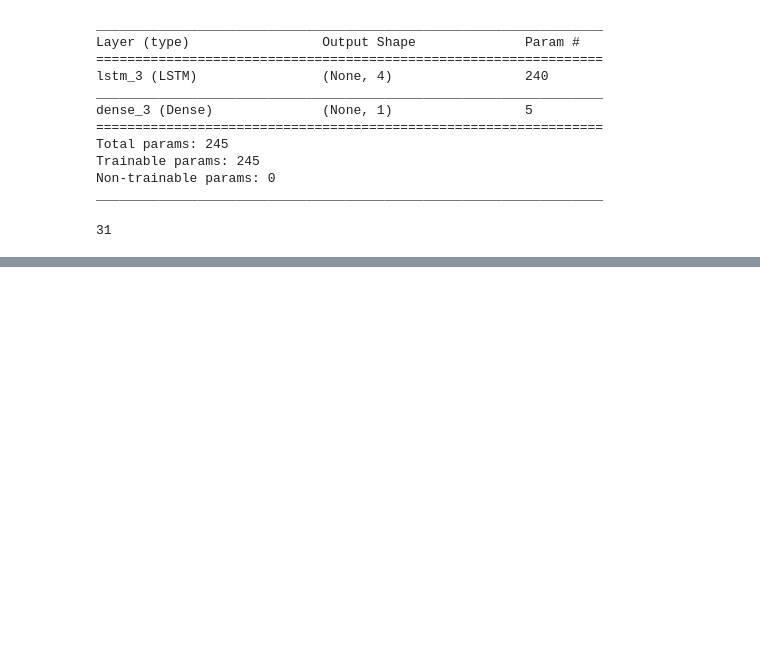
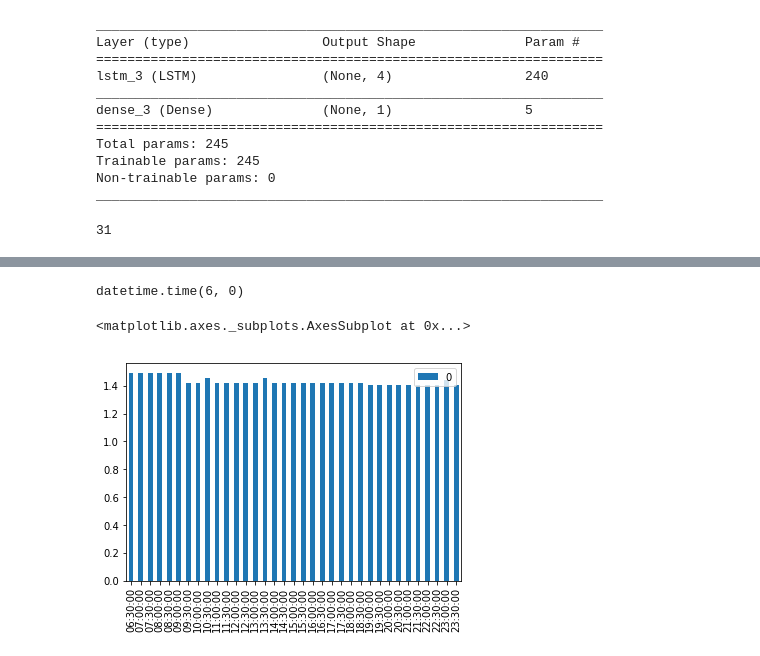
Before and after one commit to grevtsovkirill/GasAnalysis, a Jupyter notebook: sandbox.ipynb, the cells around one changed output, grey strips where cells are left out. Cells and saved outputs as stored; diff of their text form; code cells hidden in the pictures; blank space fills up the shorter version.

```diff
--- a/sandbox.ipynb
+++ b/sandbox.ipynb
@@ -633,0 +792,2 @@ lastday
+# %%
+day_array=create_hourly_array(df_new)
@@ -633,0 +820,2 @@ lastday
+# %%
+time_df = pd.DataFrame(columns=time_split_array)
@@ -633,0 +852,2 @@ lastday
+# %%
+time_df=time_df.append(pd.Series(day_array,index=time_split_array),ignore_index=True )
@@ -633,0 +860,11 @@ lastday
+# %%
+time_df.columns[0]
+# %% [output]
+datetime.time(6, 0)
+# %%
+time_df1=time_df.drop([time_df.columns[0]], axis=1)
+# %%
+time_df1.T.plot(kind='bar')
+# %% [output]
+<matplotlib.axes._subplots.AxesSubplot at 0x...>
+[figure, added]
```
Also changed, not shown: parts of 44 cells of this notebook.
